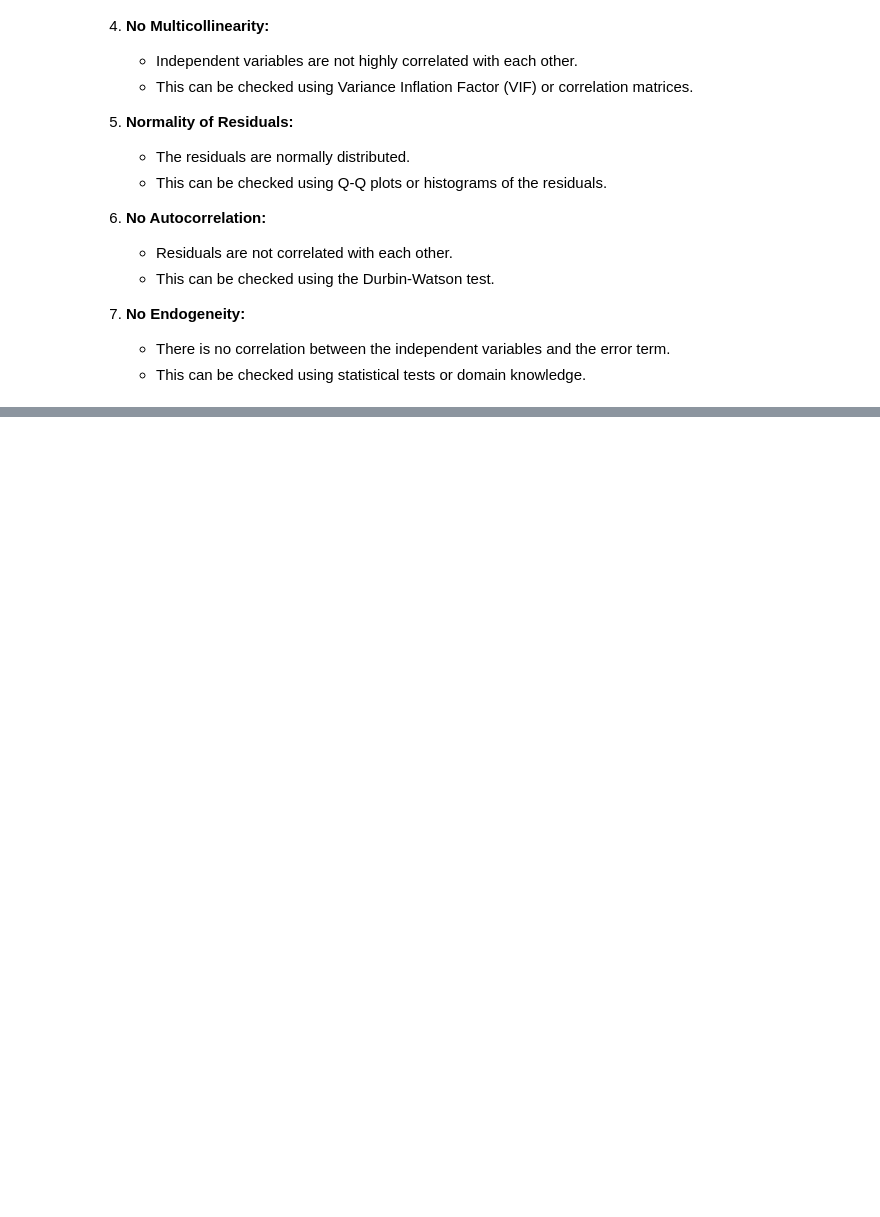
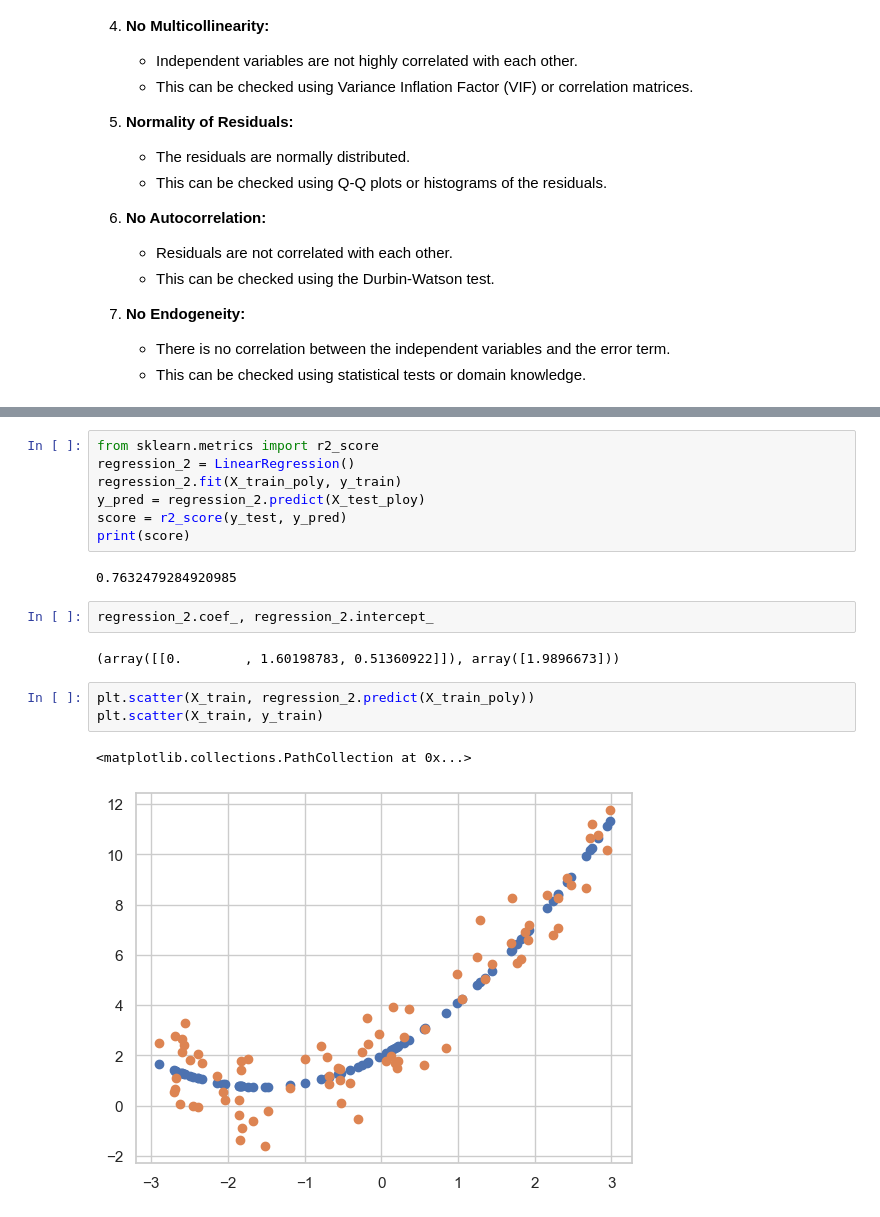
Before and after one commit to DhruTewa/Machine_Learning_Algorithm_Implementation, a Jupyter notebook: Notebooks/Linear_Regression.ipynb, the cells around one changed output, grey strips where cells are left out. Saved outputs shown, nothing was run; the diff lists cells and outputs as text; blank space fills up the shorter version.

```diff
--- a/Notebooks/Linear_Regression.ipynb
+++ b/Notebooks/Linear_Regression.ipynb
@@ -611,0 +662,19 @@ Where:
+# %%
+from sklearn.metrics import r2_score
+regression_2 = LinearRegression()
+regression_2.fit(X_train_poly, y_train)
+y_pred = regression_2.predict(X_test_ploy)
+score = r2_score(y_test, y_pred)
+print(score)
+# %% [output]
+0.7632479284920985
+# %%
+regression_2.coef_, regression_2.intercept_
+# %% [output]
+(array([[0.        , 1.60198783, 0.51360922]]), array([1.9896673]))
+# %%
+plt.scatter(X_train, regression_2.predict(X_train_poly))
+plt.scatter(X_train, y_train)
+# %% [output]
+<matplotlib.collections.PathCollection at 0x...>
+[figure, added]
```
Also changed, not shown: parts of 9 cells of this notebook.
